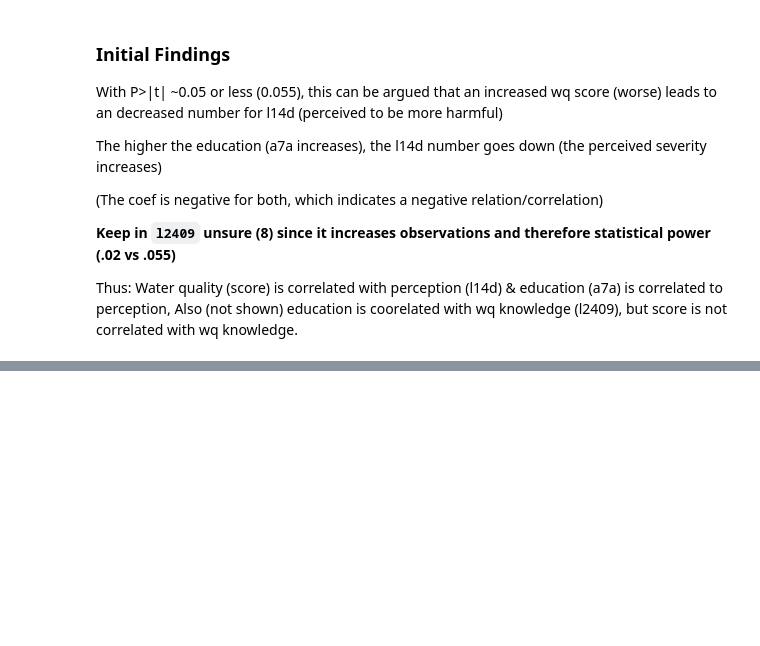
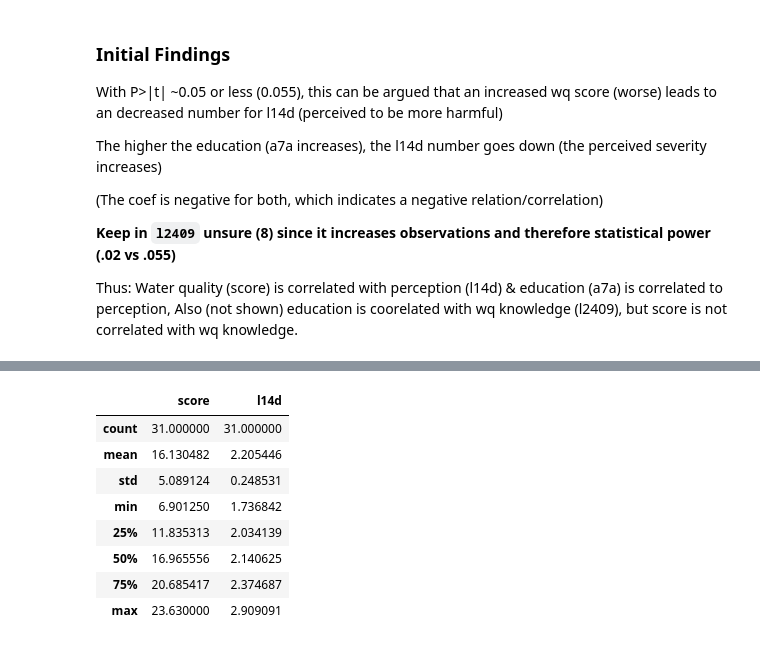
Before and after one commit to wrynearson/china-water, a Jupyter notebook: src/Thesis.ipynb, the cells around one changed output, grey strips where cells are left out. Cells and saved outputs as stored; diff of their text form; code cells hidden in the pictures; blank space fills up the shorter version.

```diff
--- a/src/Thesis.ipynb
+++ b/src/Thesis.ipynb
@@ -750,0 +757,13 @@ Thus: Water quality (score) is correlated with perception (l14d) & education (a7
+# %%
+tst = wq_imp_clean[['score','s41','l14d']].groupby('s41').agg('mean')
+tst.describe()
+# %% [output]
+|  | score | l14d |
+| count | 31.000000 | 31.000000 |
+| mean | 16.130482 | 2.205446 |
+| std | 5.089124 | 0.248531 |
+| min | 6.901250 | 1.736842 |
+| 25% | 11.835313 | 2.034139 |
+| 50% | 16.965556 | 2.140625 |
+| 75% | 20.685417 | 2.374687 |
+| max | 23.630000 | 2.909091 |
```
Also changed, not shown: parts of 15 cells of this notebook.
